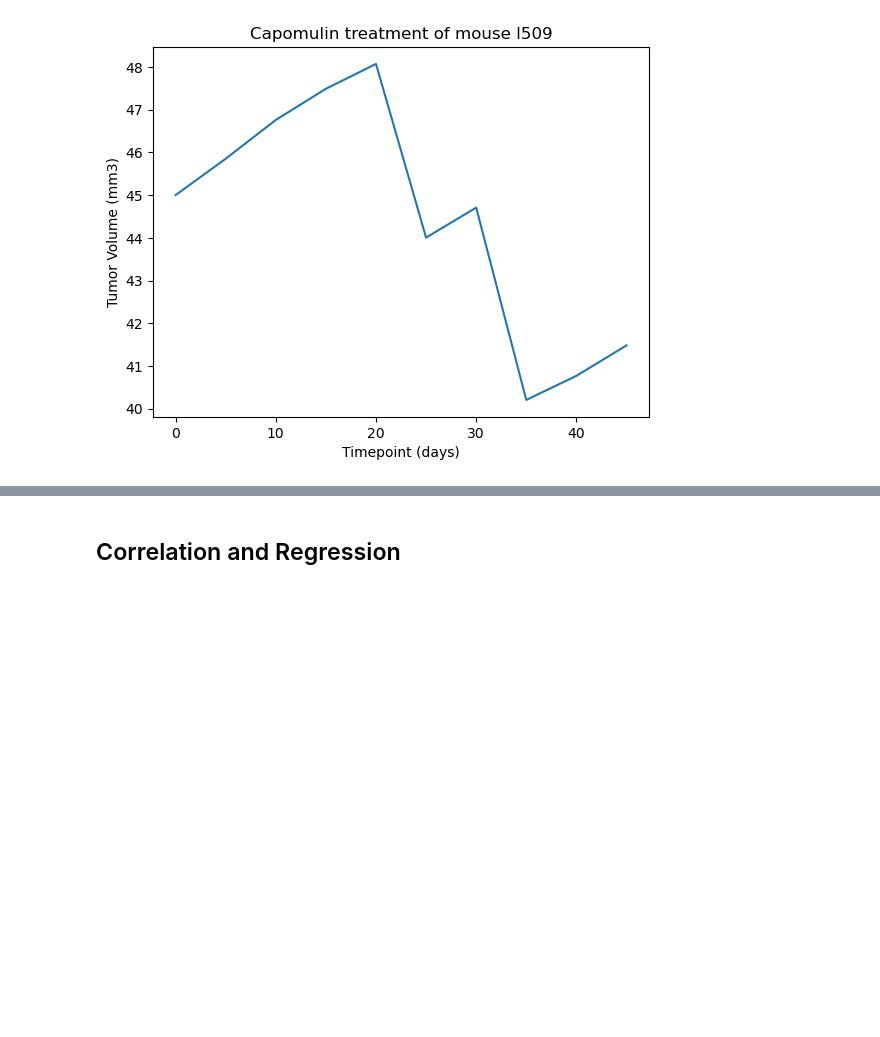
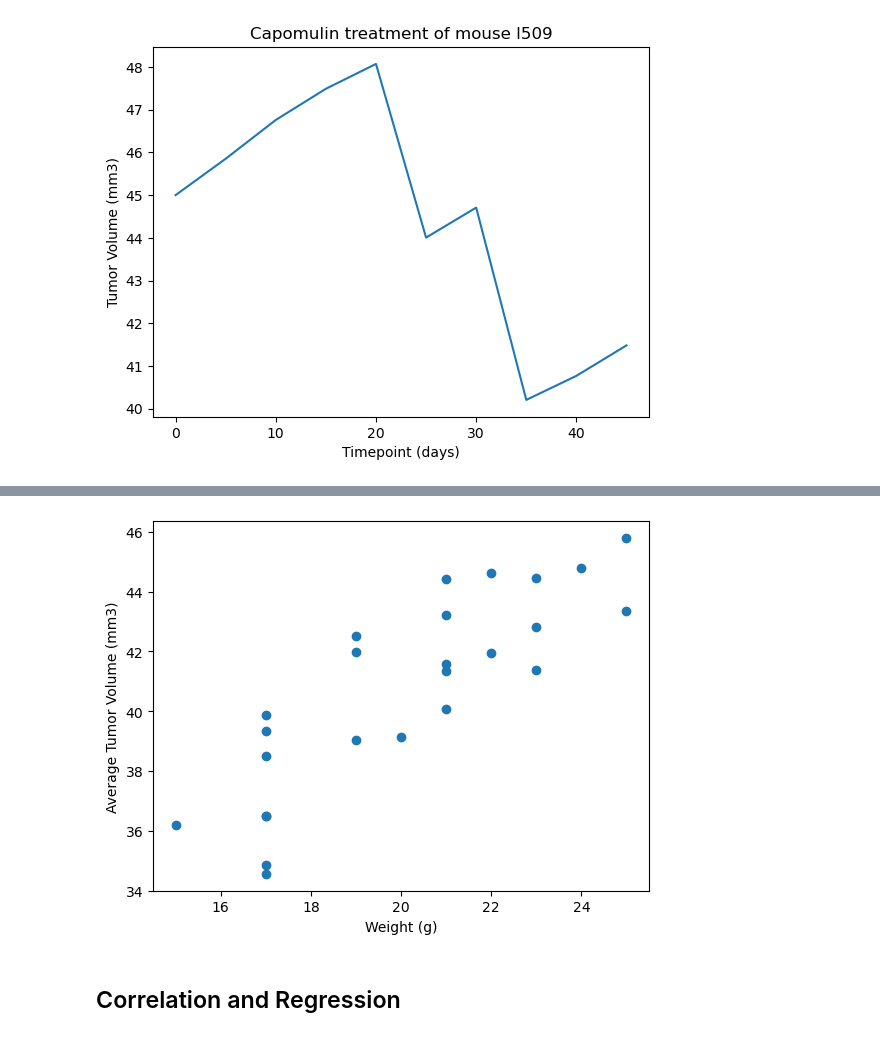
Before and after one commit to calirave/Pymaceuticals, a Jupyter notebook: pymaceuticals_starter.ipynb, the cells around one changed output, grey strips where cells are left out. Drawn from its saved outputs; the diff is of its cells as text; code cells hidden in the pictures; blank space fills up the shorter version.

Commit message:
scatter

```diff
--- a/pymaceuticals_starter.ipynb
+++ b/pymaceuticals_starter.ipynb
@@ -302,4 +293,5 @@ plt.show()
 # %%
 # Generate a scatter plot of mouse weight vs. the average observed tumor volume for the entire Capomulin regimen
 #calculate average tumor volume for Capomulin
-avgvol = cleaned.loc([cleaned["Tumor Volume (mm3)"]])
+weightvol = cleaned[cleaned["Drug Regimen"] == "Capomulin"]
+grouped = weightvol.groupby(["Mouse ID"]).mean()
@@ -311,3 +298,10 @@ avgvol = cleaned.loc([cleaned["Tumor Volume (mm3)"]])
+# %%
+plt.scatter(x=grouped["Weight (g)"], y=grouped["Tumor Volume (mm3)"])
+plt.xlabel("Weight (g)")
+plt.ylabel("Average Tumor Volume (mm3)")
+plt.show()
+# %% [output]
+[figure, added]
 # %% [markdown]
 ## Correlation and Regression
 # %%
```
Also changed, not shown: parts of 4 cells of this notebook.
